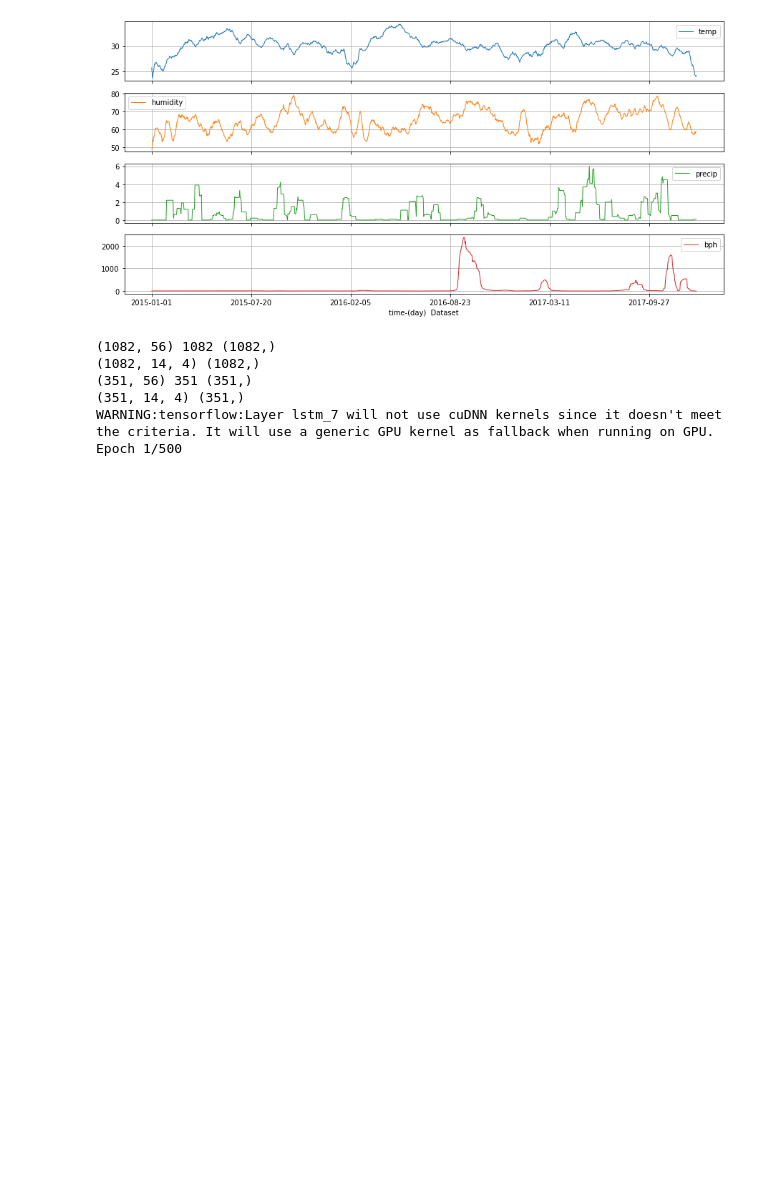
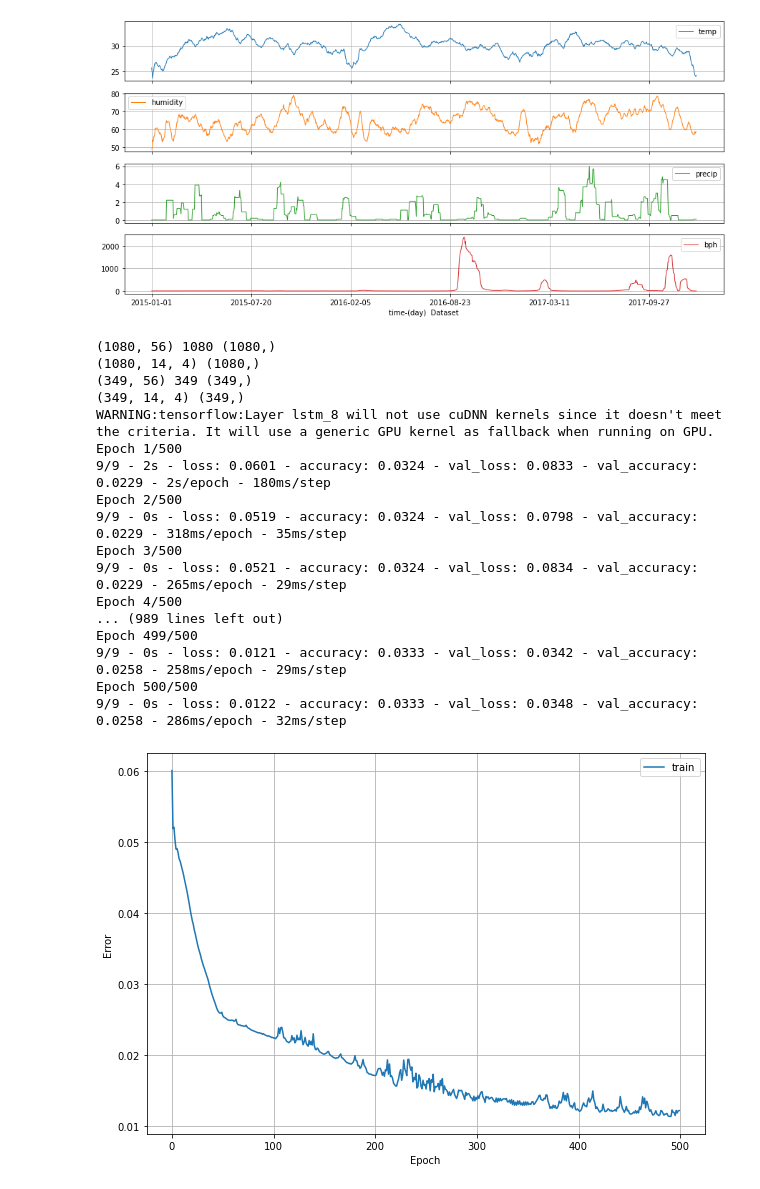
Before and after one commit to D6200763-SUT/SUT_Rice_Project_2021, a Jupyter notebook: Result-1_Multivariate_LSTM_model_Time-series Model-A R1.ipynb, the cells around one changed output. Drawn from its saved outputs; the diff is of its cells as text; code cells hidden in the pictures; blank space fills up the shorter version.

```diff
--- a/Result-1_Multivariate_LSTM_model_Time-series Model-A R1.ipynb
+++ b/Result-1_Multivariate_LSTM_model_Time-series Model-A R1.ipynb
@@ -371,7 +371,7 @@ from sklearn.preprocessing import LabelEncoder
 #   21      7
 
 n_day = 14
-n_out = 1
+n_out = 3
 
 #train data
 # ensure all data is float
@@ -449,38 +449,50 @@ model = tf.keras.models.Sequential([
 Optimizer = tf.keras.optimizers.Adam(0.0001)
 model.compile(Optimizer, loss='mae', metrics=['accuracy'])
 # model.summary()
 
 # fit network
 Epochs = 500
 batch_size = 128
 history = model.fit(train_X, train_y,
                     epochs=Epochs,
                     batch_size=batch_size,
                     validation_data=(test_X, test_y),
                     verbose=2,
                     # callbacks=[cp_callback,es_callback],
                     shuffle=False)
 
 # plot history
 from matplotlib import pyplot as plt
 def plot_loss(history):
     plt.figure(figsize=(10,7))
     plt.plot(history.history['loss'], label='train')
     # plt.plot(history.history['val_loss'], label='val')
     plt.xlabel('Epoch')
     plt.ylabel('Error')
     plt.legend()
     plt.grid(True)
 #     plt.show()
 
 plot_loss(history)
 # %% [output]
-(1082, 56) 1082 (1082,)
-(1082, 14, 4) (1082,)
-(351, 56) 351 (351,)
-(351, 14, 4) (351,)
-WARNING:tensorflow:Layer lstm_7 will not use cuDNN kernels since it doesn't meet the criteria. It will use a generic GPU kernel as fallback when running on GPU.
+(1080, 56) 1080 (1080,)
+(1080, 14, 4) (1080,)
+(349, 56) 349 (349,)
+(349, 14, 4) (349,)
+WARNING:tensorflow:Layer lstm_8 will not use cuDNN kernels since it doesn't meet the criteria. It will use a generic GPU kernel as fallback when running on GPU.
 Epoch 1/500
+9/9 - 2s - loss: 0.0601 - accuracy: 0.0324 - val_loss: 0.0833 - val_accuracy: 0.0229 - 2s/epoch - 180ms/step
+Epoch 2/500
+9/9 - 0s - loss: 0.0519 - accuracy: 0.0324 - val_loss: 0.0798 - val_accuracy: 0.0229 - 318ms/epoch - 35ms/step
+Epoch 3/500
+9/9 - 0s - loss: 0.0521 - accuracy: 0.0324 - val_loss: 0.0834 - val_accuracy: 0.0229 - 265ms/epoch - 29ms/step
+Epoch 4/500
+... (989 lines left out)
+Epoch 499/500
+9/9 - 0s - loss: 0.0121 - accuracy: 0.0333 - val_loss: 0.0342 - val_accuracy: 0.0258 - 258ms/epoch - 29ms/step
+Epoch 500/500
+9/9 - 0s - loss: 0.0122 - accuracy: 0.0333 - val_loss: 0.0348 - val_accuracy: 0.0258 - 286ms/epoch - 32ms/step
+[figure, added]
 # %%
 values_predict = frames_test.values
 n_features = frames_test.shape[1]
```
Also changed, not shown: parts of 1 cell of this notebook.
